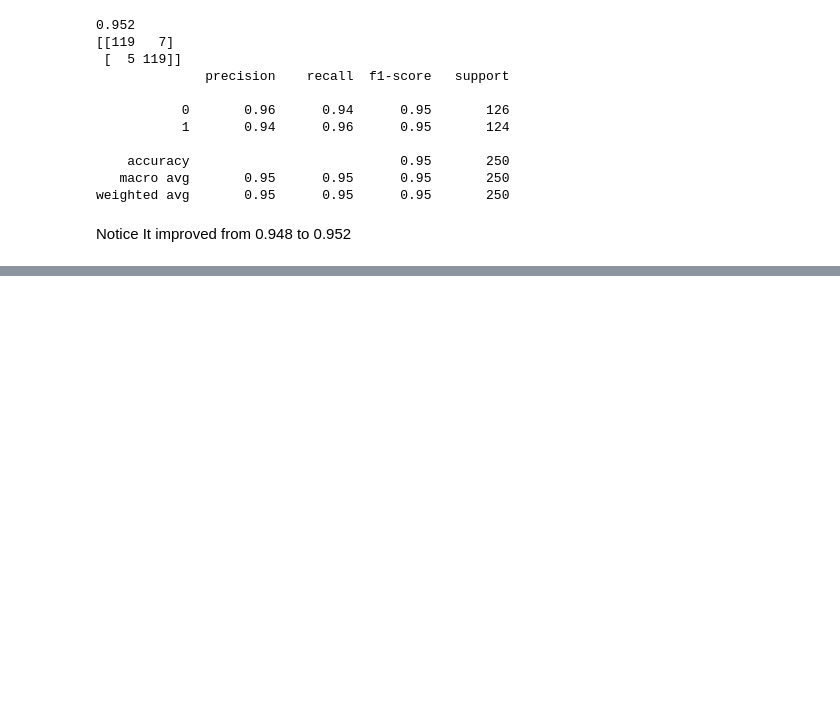
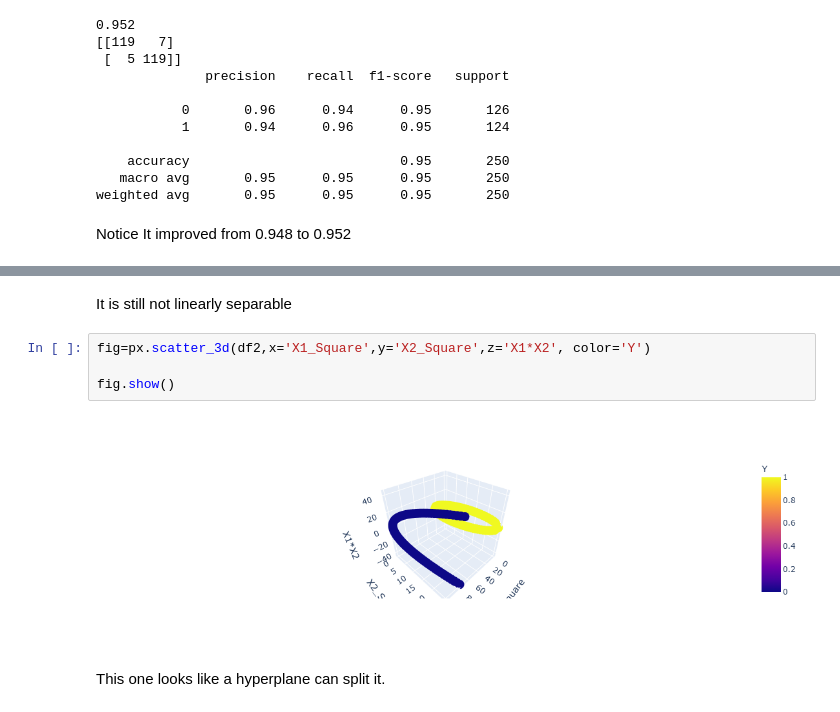
Before and after one commit to Udeani4/Machine-Learning-Course, a Jupyter notebook: machine_learning_SVM.ipynb, the cells around one changed output, grey strips where cells are left out. Cells and saved outputs as stored; diff of their text form; blank space fills up the shorter version.

```diff
--- a/machine_learning_SVM.ipynb
+++ b/machine_learning_SVM.ipynb
@@ -249,0 +418,10 @@ Notice It improved from 0.948 to 0.952
+# %% [markdown]
+It is still not linearly separable
+# %%
+fig=px.scatter_3d(df2,x='X1_Square',y='X2_Square',z='X1*X2', color='Y')
+
+fig.show()
+# %% [output]
+[figure, added]
+# %% [markdown]
+This one looks like a hyperplane can split it.
```
Also changed, not shown: parts of 58 cells of this notebook.
